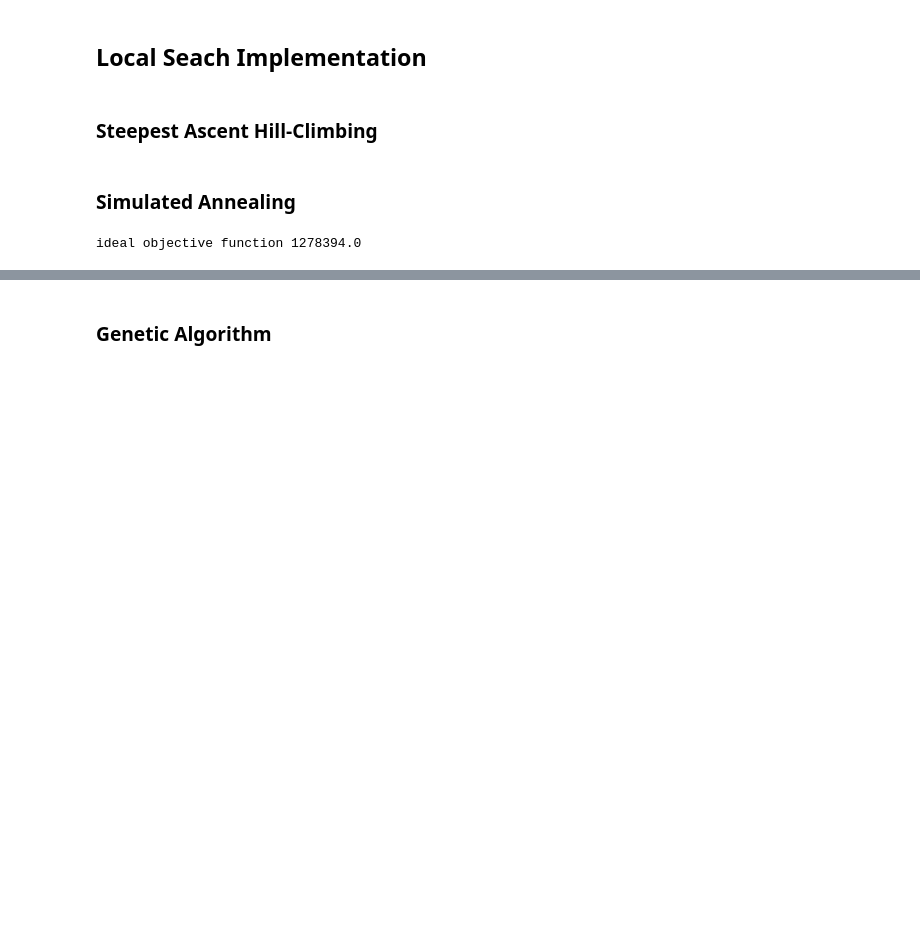
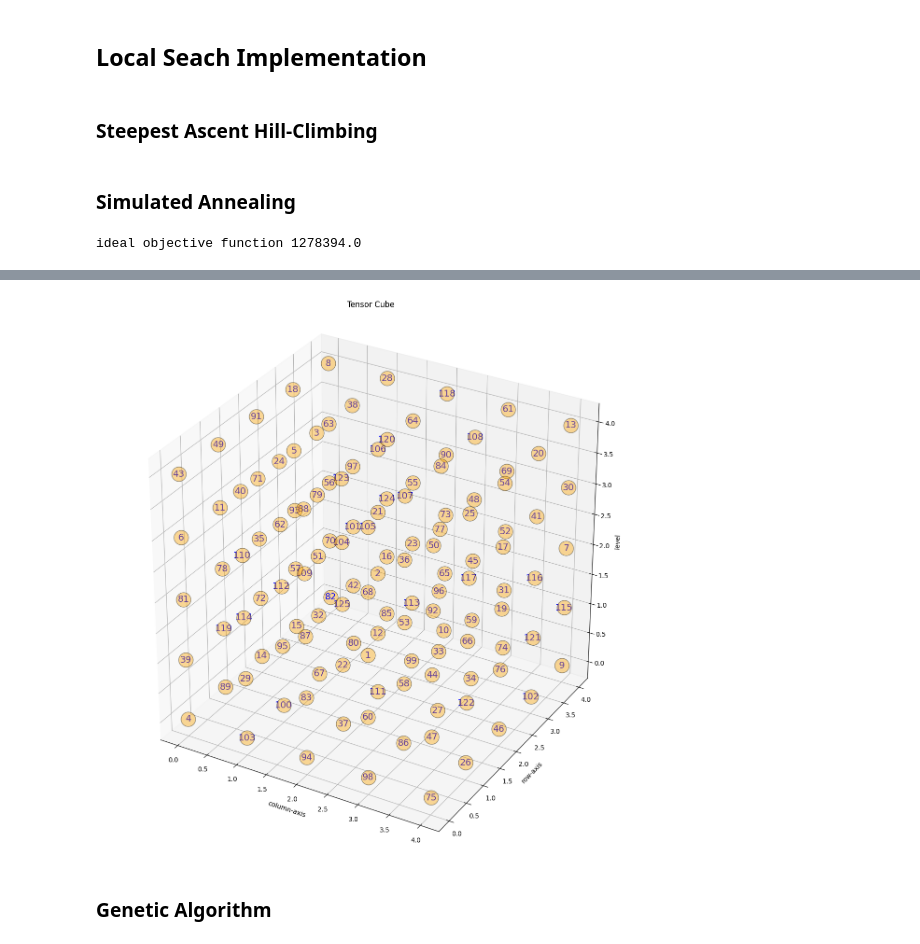
Before and after one commit to marcellinow/diagonal-magic-cube, a Jupyter notebook: main.ipynb, the cells around one changed output, grey strips where cells are left out. Drawn from its saved outputs; the diff is of its cells as text; code cells hidden in the pictures; blank space fills up the shorter version.

```diff
--- a/main.ipynb
+++ b/main.ipynb
@@ -139,2 +167,6 @@ SA.hist_plot()
+# %%
+SA.cube.plot_cube()
+# %% [output]
+[figure, added]
 # %% [markdown]
 ### Genetic Algorithm
```
Also changed, not shown: parts of 10 cells of this notebook, 1 other file.
